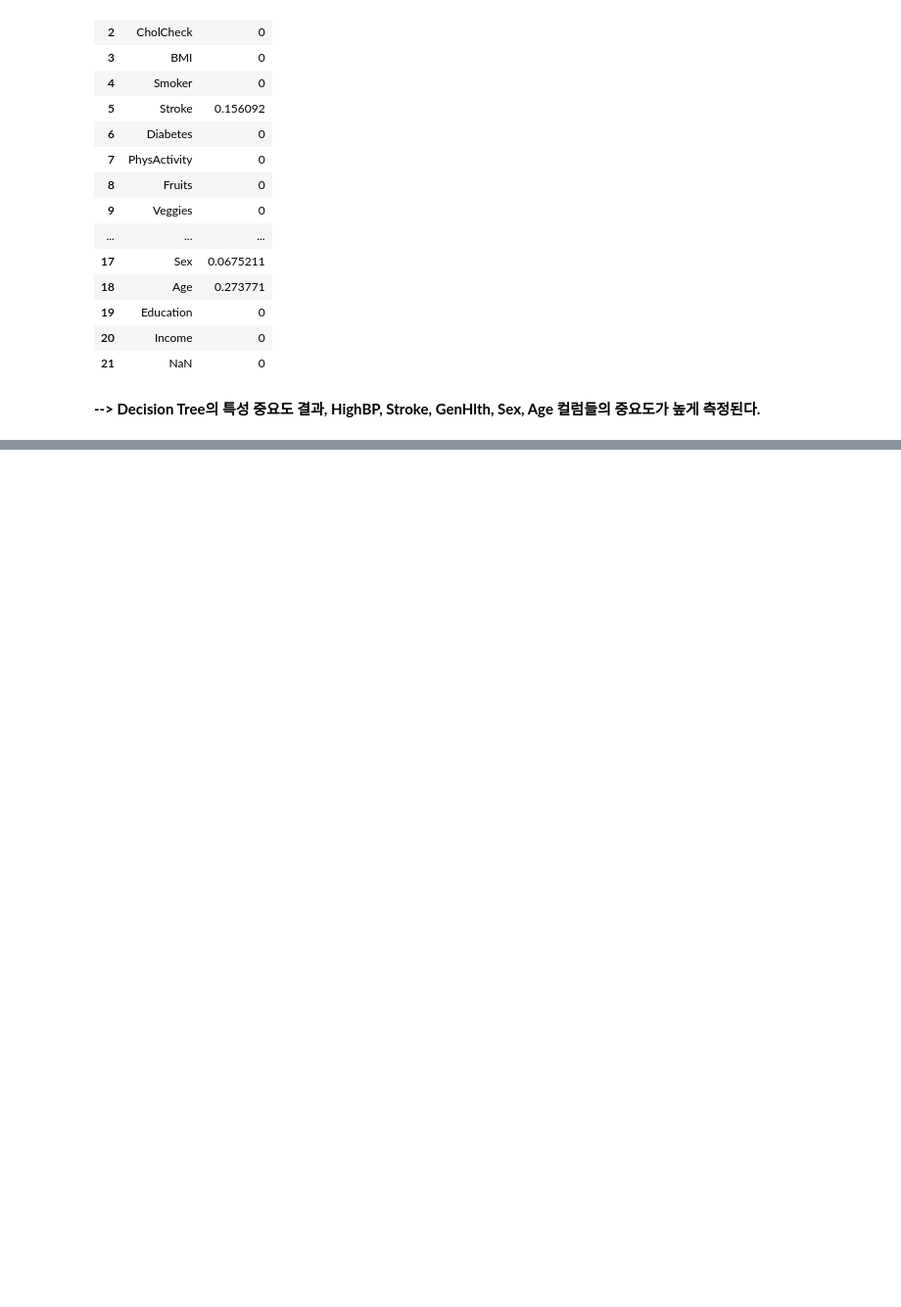
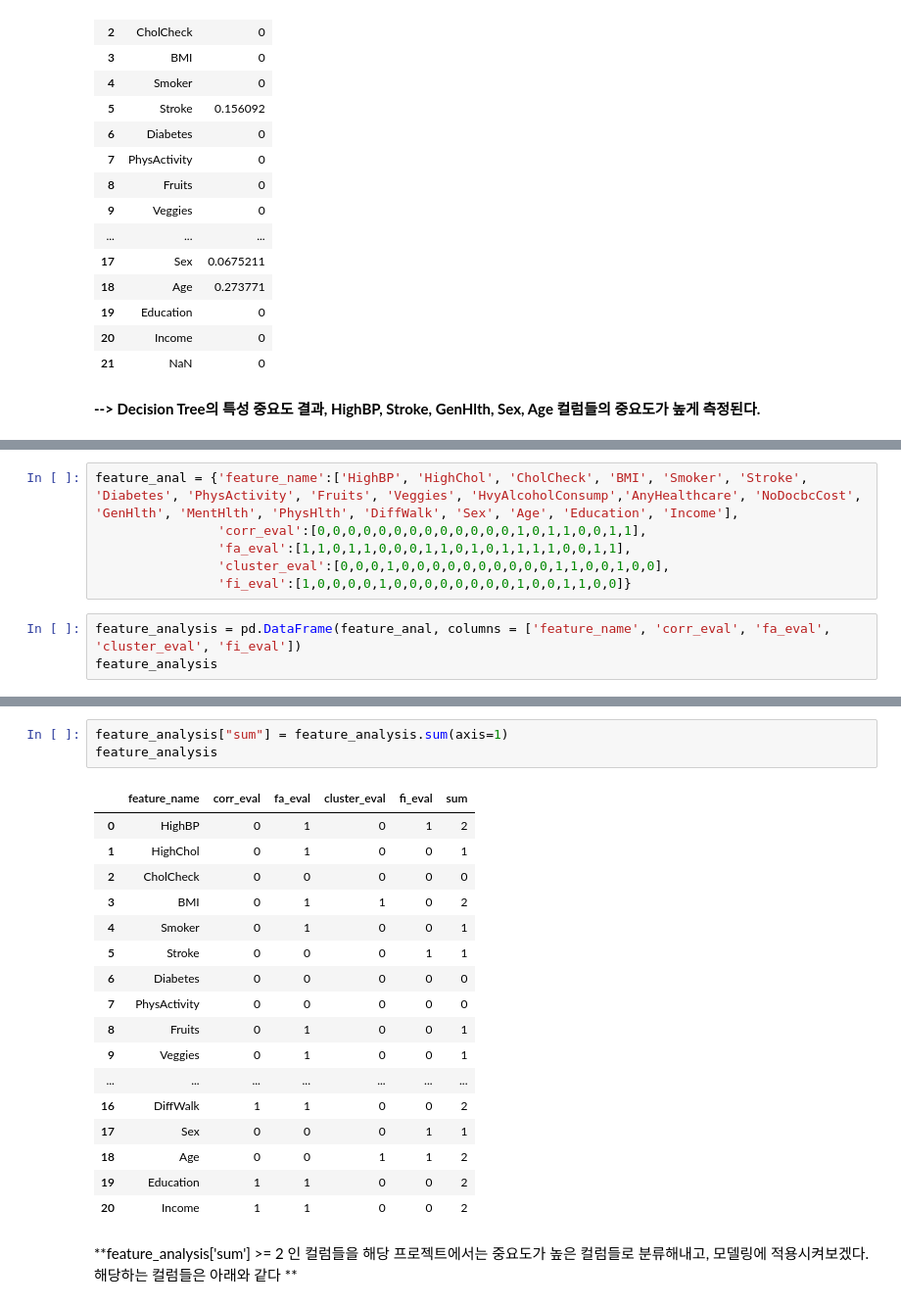
Before and after one commit to Heesunnnie/2022_Projects, a Jupyter notebook: Heart_Disease_Indicator_Project_EDA.ipynb, the cells around one changed output, grey strips where cells are left out. Shown at 98% size. Cells and saved outputs as stored; diff of their text form; blank space fills up the shorter version.

```diff
--- a/Heart_Disease_Indicator_Project_EDA.ipynb
+++ b/Heart_Disease_Indicator_Project_EDA.ipynb
@@ -1020,0 +1097,9 @@ print("test score:",clf.score(X_test, y_test))
+# %%
+feature_anal = {'feature_name':['HighBP', 'HighChol', 'CholCheck', 'BMI', 'Smoker', 'Stroke', 'Diabetes', 'PhysActivity', 'Fruits', 'Veggies', 'HvyAlcoholConsump','AnyHealthcare', 'NoDocbcCost', 'GenHlth', 'MentHlth', 'PhysHlth', 'DiffWalk', 'Sex', 'Age', 'Education', 'Income'],
+                'corr_eval':[0,0,0,0,0,0,0,0,0,0,0,0,0,1,0,1,1,0,0,1,1],
+                'fa_eval':[1,1,0,1,1,0,0,0,1,1,0,1,0,1,1,1,1,0,0,1,1],
+                'cluster_eval':[0,0,0,1,0,0,0,0,0,0,0,0,0,0,1,1,0,0,1,0,0],
+                'fi_eval':[1,0,0,0,0,1,0,0,0,0,0,0,0,0,1,0,0,1,1,0,0]}
+# %%
+feature_analysis = pd.DataFrame(feature_anal, columns = ['feature_name', 'corr_eval', 'fa_eval', 'cluster_eval', 'fi_eval'])
+feature_analysis
@@ -1020,0 +1124,23 @@ print("test score:",clf.score(X_test, y_test))
+# %%
+feature_analysis["sum"] = feature_analysis.sum(axis=1)
+feature_analysis
+# %% [output]
+|  | feature_name | corr_eval | fa_eval | cluster_eval | fi_eval | sum |
+| 0 | HighBP | 0 | 1 | 0 | 1 | 2 |
+| 1 | HighChol | 0 | 1 | 0 | 0 | 1 |
+| 2 | CholCheck | 0 | 0 | 0 | 0 | 0 |
+| 3 | BMI | 0 | 1 | 1 | 0 | 2 |
+| 4 | Smoker | 0 | 1 | 0 | 0 | 1 |
+| 5 | Stroke | 0 | 0 | 0 | 1 | 1 |
+| 6 | Diabetes | 0 | 0 | 0 | 0 | 0 |
+| 7 | PhysActivity | 0 | 0 | 0 | 0 | 0 |
+| 8 | Fruits | 0 | 1 | 0 | 0 | 1 |
+| 9 | Veggies | 0 | 1 | 0 | 0 | 1 |
+| ... | ... | ... | ... | ... | ... | ... |
+| 16 | DiffWalk | 1 | 1 | 0 | 0 | 2 |
+| 17 | Sex | 0 | 0 | 0 | 1 | 1 |
+| 18 | Age | 0 | 0 | 1 | 1 | 2 |
+| 19 | Education | 1 | 1 | 0 | 0 | 2 |
+| 20 | Income | 1 | 1 | 0 | 0 | 2 |
+# %% [markdown]
+**feature_analysis['sum'] >= 2 인 컬럼들을 해당 프로젝트에서는 중요도가 높은 컬럼들로 분류해내고, 모델링에 적용시켜보겠다. 해당하는 컬럼들은 아래와 같다 **
```
Also changed, not shown: parts of 67 cells of this notebook.
